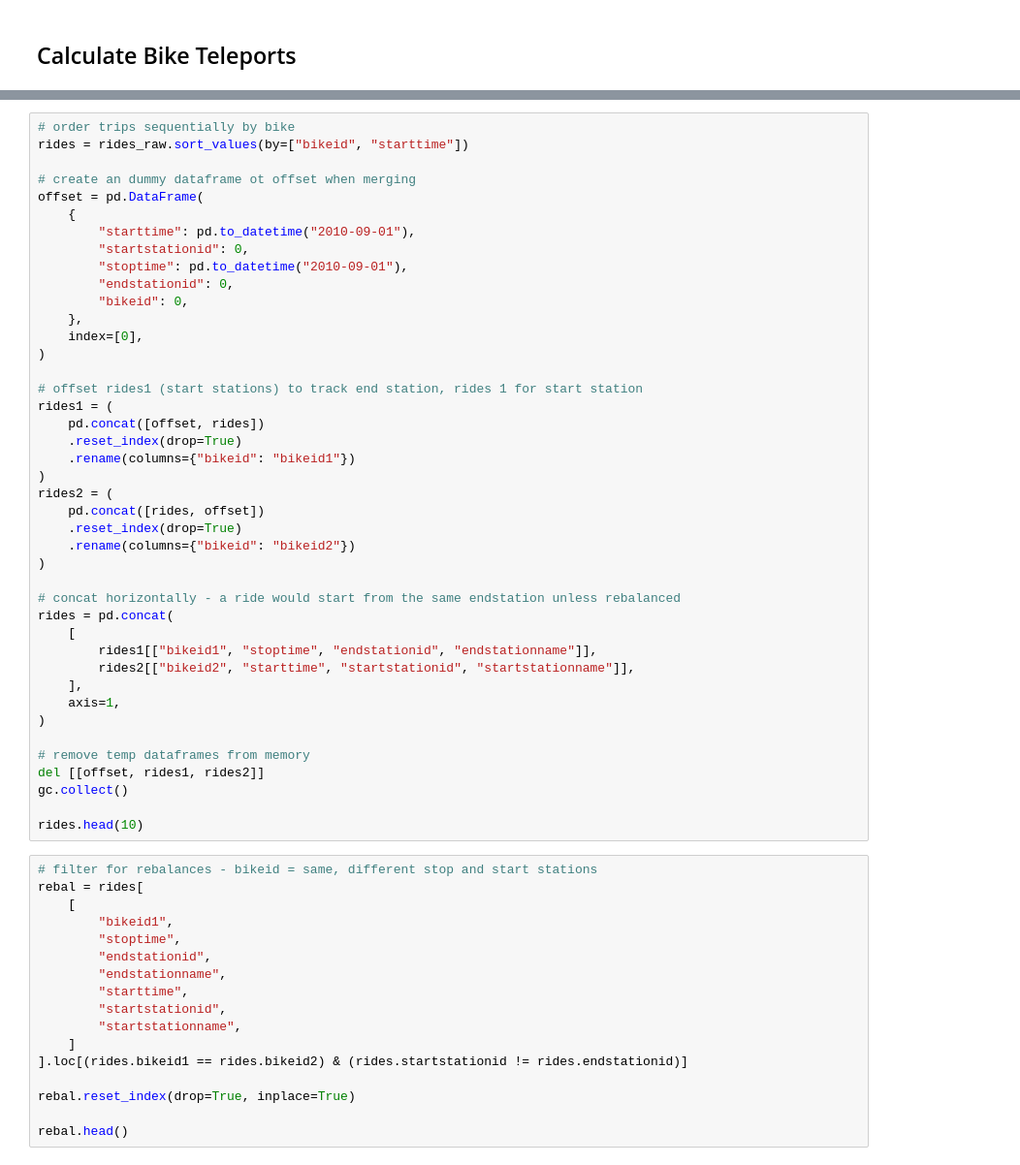
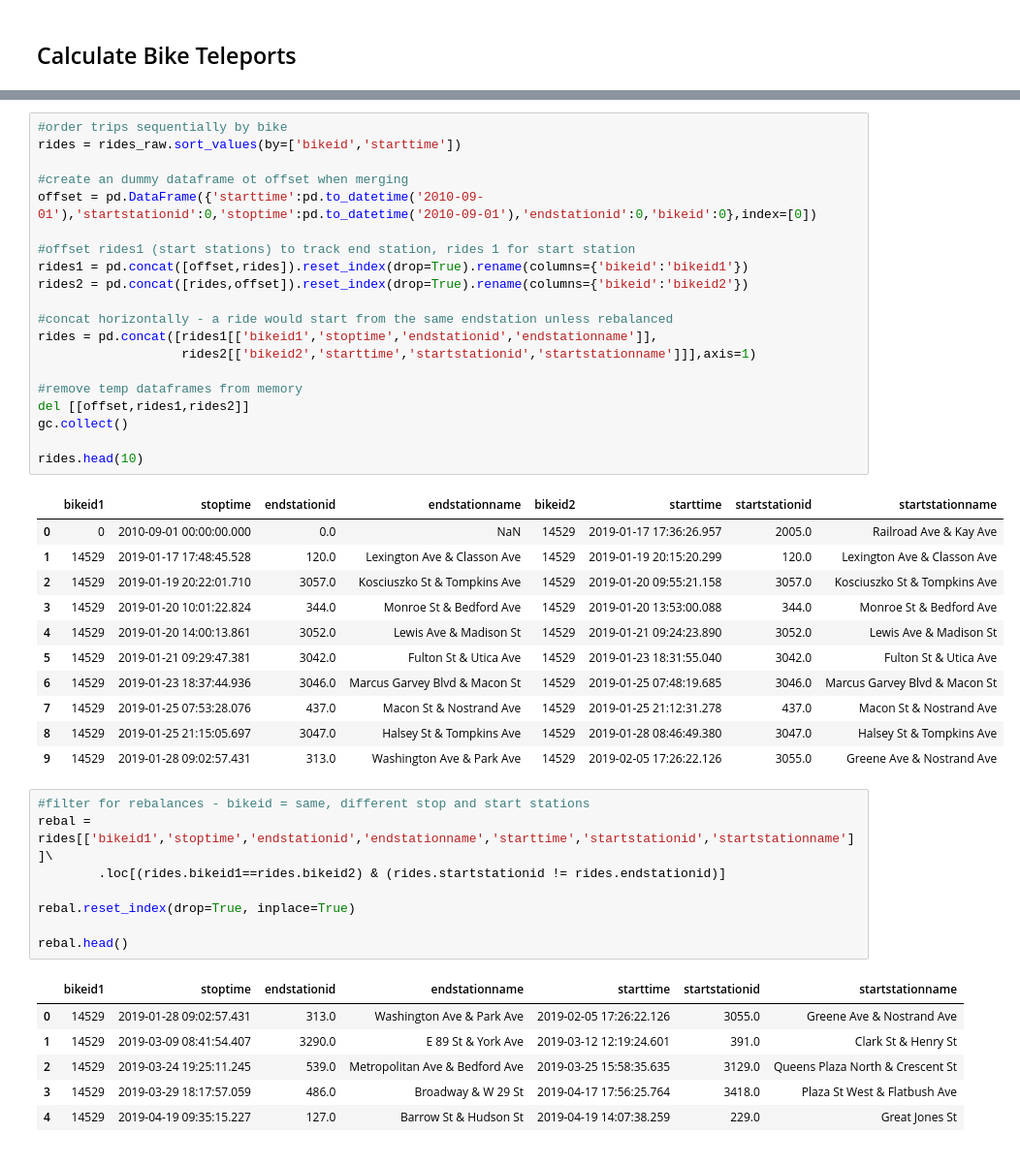
Before and after one commit to rishigoutam/citibike, a Jupyter notebook: rebalances.ipynb, the cells around one changed output, grey strips where cells are left out. Shown at 97% size. Drawn from its saved outputs; the diff is of its cells as text.

```diff
--- a/rebalances.ipynb
+++ b/rebalances.ipynb
@@ -75,62 +64,50 @@ rides_raw.head()
 # %%
-# order trips sequentially by bike
-rides = rides_raw.sort_values(by=["bikeid", "starttime"])
+#order trips sequentially by bike
+rides = rides_raw.sort_values(by=['bikeid','starttime'])
 
-# create an dummy dataframe ot offset when merging
-offset = pd.DataFrame(
-    {
-        "starttime": pd.to_datetime("2010-09-01"),
-        "startstationid": 0,
-        "stoptime": pd.to_datetime("2010-09-01"),
-        "endstationid": 0,
-        "bikeid": 0,
-    },
-    index=[0],
-)
+#create an dummy dataframe ot offset when merging
+offset = pd.DataFrame({'starttime':pd.to_datetime('2010-09-01'),'startstationid':0,'stoptime':pd.to_datetime('2010-09-01'),'endstationid':0,'bikeid':0},index=[0])
 
-# offset rides1 (start stations) to track end station, rides 1 for start station
-rides1 = (
-    pd.concat([offset, rides])
-    .reset_index(drop=True)
-    .rename(columns={"bikeid": "bikeid1"})
-)
-rides2 = (
-    pd.concat([rides, offset])
-    .reset_index(drop=True)
-    .rename(columns={"bikeid": "bikeid2"})
-)
+#offset rides1 (start stations) to track end station, rides 1 for start station
+rides1 = pd.concat([offset,rides]).reset_index(drop=True).rename(columns={'bikeid':'bikeid1'})
+rides2 = pd.concat([rides,offset]).reset_index(drop=True).rename(columns={'bikeid':'bikeid2'})
 
-# concat horizontally - a ride would start from the same endstation unless rebalanced
-rides = pd.concat(
-    [
-        rides1[["bikeid1", "stoptime", "endstationid", "endstationname"]],
-        rides2[["bikeid2", "starttime", "startstationid", "startstationname"]],
-    ],
-    axis=1,
-)
+#concat horizontally - a ride would start from the same endstation unless rebalanced
+rides = pd.concat([rides1[['bikeid1','stoptime','endstationid','endstationname']],
+                   rides2[['bikeid2','starttime','startstationid','startstationname']]],axis=1)
 
-# remove temp dataframes from memory
-del [[offset, rides1, rides2]]
+#remove temp dataframes from memory
+del [[offset,rides1,rides2]]
 gc.collect()
 
 rides.head(10)
+# %% [output]
+|  | bikeid1 | stoptime | endstationid | endstationname | bikeid2 | starttime | startstationid | startstationname |
+| 0 | 0 | 2010-09-01 00:00:00.000 | 0.0 | NaN | 14529 | 2019-01-17 17:36:26.957 | 2005.0 | Railroad Ave & Kay Ave |
+| 1 | 14529 | 2019-01-17 17:48:45.528 | 120.0 | Lexington Ave & Classon Ave | 14529 | 2019-01-19 20:15:20.299 | 120.0 | Lexington Ave & Classon Ave |
+| 2 | 14529 | 2019-01-19 20:22:01.710 | 3057.0 | Kosciuszko St & Tompkins Ave | 14529 | 2019-01-20 09:55:21.158 | 3057.0 | Kosciuszko St & Tompkins Ave |
+| 3 | 14529 | 2019-01-20 10:01:22.824 | 344.0 | Monroe St & Bedford Ave | 14529 | 2019-01-20 13:53:00.088 | 344.0 | Monroe St & Bedford Ave |
+| 4 | 14529 | 2019-01-20 14:00:13.861 | 3052.0 | Lewis Ave & Madison St | 14529 | 2019-01-21 09:24:23.890 | 3052.0 | Lewis Ave & Madison St |
+| 5 | 14529 | 2019-01-21 09:29:47.381 | 3042.0 | Fulton St & Utica Ave | 14529 | 2019-01-23 18:31:55.040 | 3042.0 | Fulton St & Utica Ave |
+| 6 | 14529 | 2019-01-23 18:37:44.936 | 3046.0 | Marcus Garvey Blvd & Macon St | 14529 | 2019-01-25 07:48:19.685 | 3046.0 | Marcus Garvey Blvd & Macon St |
+| 7 | 14529 | 2019-01-25 07:53:28.076 | 437.0 | Macon St & Nostrand Ave | 14529 | 2019-01-25 21:12:31.278 | 437.0 | Macon St & Nostrand Ave |
+| 8 | 14529 | 2019-01-25 21:15:05.697 | 3047.0 | Halsey St & Tompkins Ave | 14529 | 2019-01-28 08:46:49.380 | 3047.0 | Halsey St & Tompkins Ave |
+| 9 | 14529 | 2019-01-28 09:02:57.431 | 313.0 | Washington Ave & Park Ave | 14529 | 2019-02-05 17:26:22.126 | 3055.0 | Greene Ave & Nostrand Ave |
 # %%
-# filter for rebalances - bikeid = same, different stop and start stations
-rebal = rides[
-    [
-        "bikeid1",
-        "stoptime",
-        "endstationid",
-        "endstationname",
-        "starttime",
-        "startstationid",
-        "startstationname",
-    ]
-].loc[(rides.bikeid1 == rides.bikeid2) & (rides.startstationid != rides.endstationid)]
+#filter for rebalances - bikeid = same, different stop and start stations
+rebal = rides[['bikeid1','stoptime','endstationid','endstationname','starttime','startstationid','startstationname']]\
+        .loc[(rides.bikeid1==rides.bikeid2) & (rides.startstationid != rides.endstationid)]
 
 rebal.reset_index(drop=True, inplace=True)
 
 rebal.head()
+# %% [output]
+|  | bikeid1 | stoptime | endstationid | endstationname | starttime | startstationid | startstationname |
+| 0 | 14529 | 2019-01-28 09:02:57.431 | 313.0 | Washington Ave & Park Ave | 2019-02-05 17:26:22.126 | 3055.0 | Greene Ave & Nostrand Ave |
+| 1 | 14529 | 2019-03-09 08:41:54.407 | 3290.0 | E 89 St & York Ave | 2019-03-12 12:19:24.601 | 391.0 | Clark St & Henry St |
+| 2 | 14529 | 2019-03-24 19:25:11.245 | 539.0 | Metropolitan Ave & Bedford Ave | 2019-03-25 15:58:35.635 | 3129.0 | Queens Plaza North & Crescent St |
+| 3 | 14529 | 2019-03-29 18:17:57.059 | 486.0 | Broadway & W 29 St | 2019-04-17 17:56:25.764 | 3418.0 | Plaza St West & Flatbush Ave |
+| 4 | 14529 | 2019-04-19 09:35:15.227 | 127.0 | Barrow St & Hudson St | 2019-04-19 14:07:38.259 | 229.0 | Great Jones St |
 # %%
 print(rides.shape)
 print(rebal.shape)
```
Also changed, not shown: parts of 11 cells of this notebook.
